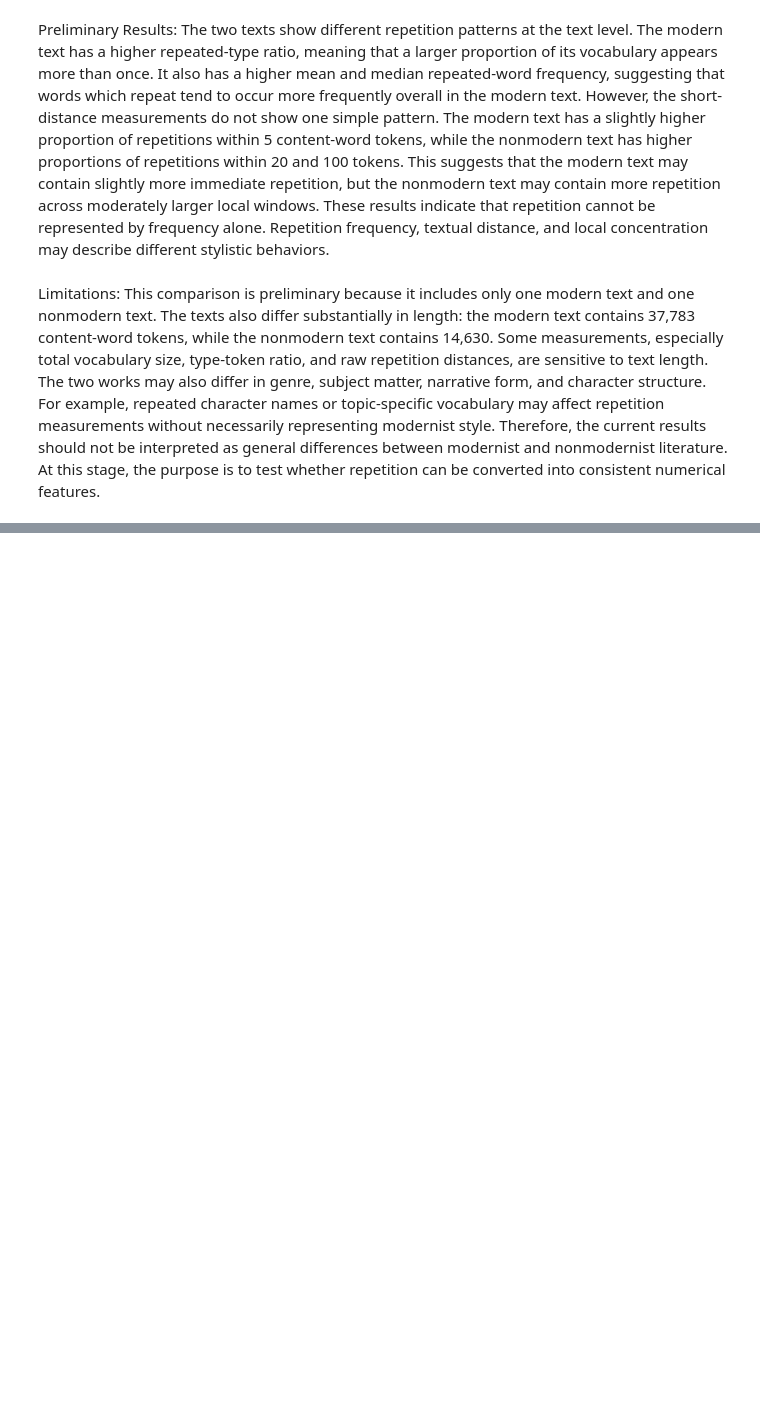
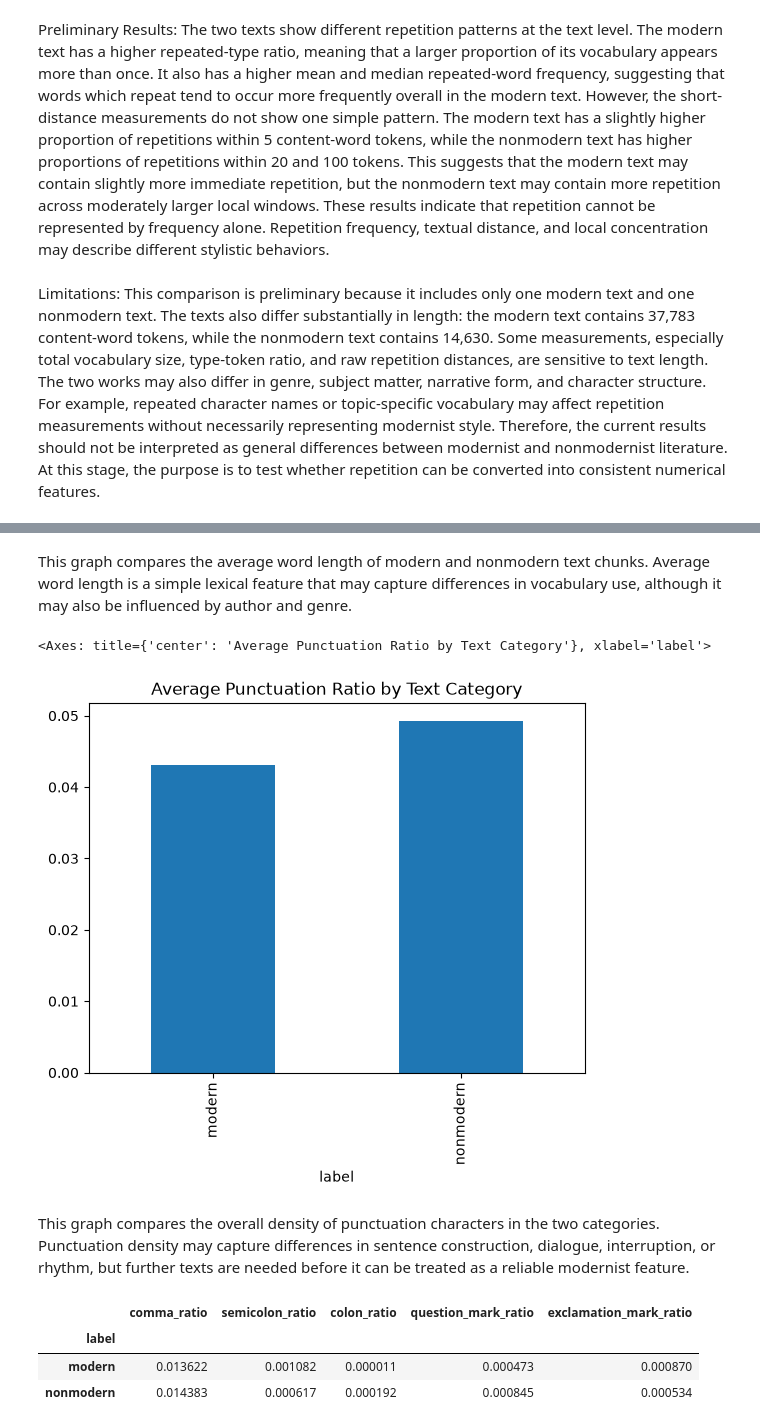
Before and after one commit to CiciXie-haotong/Modernism-Classifier, a Jupyter notebook: repetition_analysis.ipynb.ipynb, the cells around one changed output, grey strips where cells are left out. Saved outputs shown, nothing was run; the diff lists cells and outputs as text; code cells hidden in the pictures; blank space fills up the shorter version.

```diff
--- a/repetition_analysis.ipynb.ipynb
+++ b/repetition_analysis.ipynb.ipynb
@@ -1553,0 +1758,27 @@ Therefore, the current results should not be interpreted as general differences
+# %% [markdown]
+This graph compares the average word length of modern and nonmodern text chunks. Average word length is a simple lexical feature that may capture differences in vocabulary use, although it may also be influenced by author and genre.
+# %%
+character_df.groupby("label")["punctuation_ratio"].mean().plot(
+    kind="bar",
+    title="Average Punctuation Ratio by Text Category"
+)
+# %% [output]
+<Axes: title={'center': 'Average Punctuation Ratio by Text Category'}, xlabel='label'>
+[figure, added]
+# %% [markdown]
+This graph compares the overall density of punctuation characters in the two categories. Punctuation density may capture differences in sentence construction, dialogue, interruption, or rhythm, but further texts are needed before it can be treated as a reliable modernist feature.
+# %%
+punctuation_columns = [
+    "comma_ratio",
+    "semicolon_ratio",
+    "colon_ratio",
+    "question_mark_ratio",
+    "exclamation_mark_ratio"
+]
+
+character_df.groupby("label")[punctuation_columns].mean()
+# %% [output]
+|  | comma_ratio | semicolon_ratio | colon_ratio | question_mark_ratio | exclamation_mark_ratio |
+| label |  |  |  |  |  |
+| modern | 0.013622 | 0.001082 | 0.000011 | 0.000473 | 0.000870 |
+| nonmodern | 0.014383 | 0.000617 | 0.000192 | 0.000845 | 0.000534 |
```
Also changed, not shown: parts of 31 cells of this notebook.
